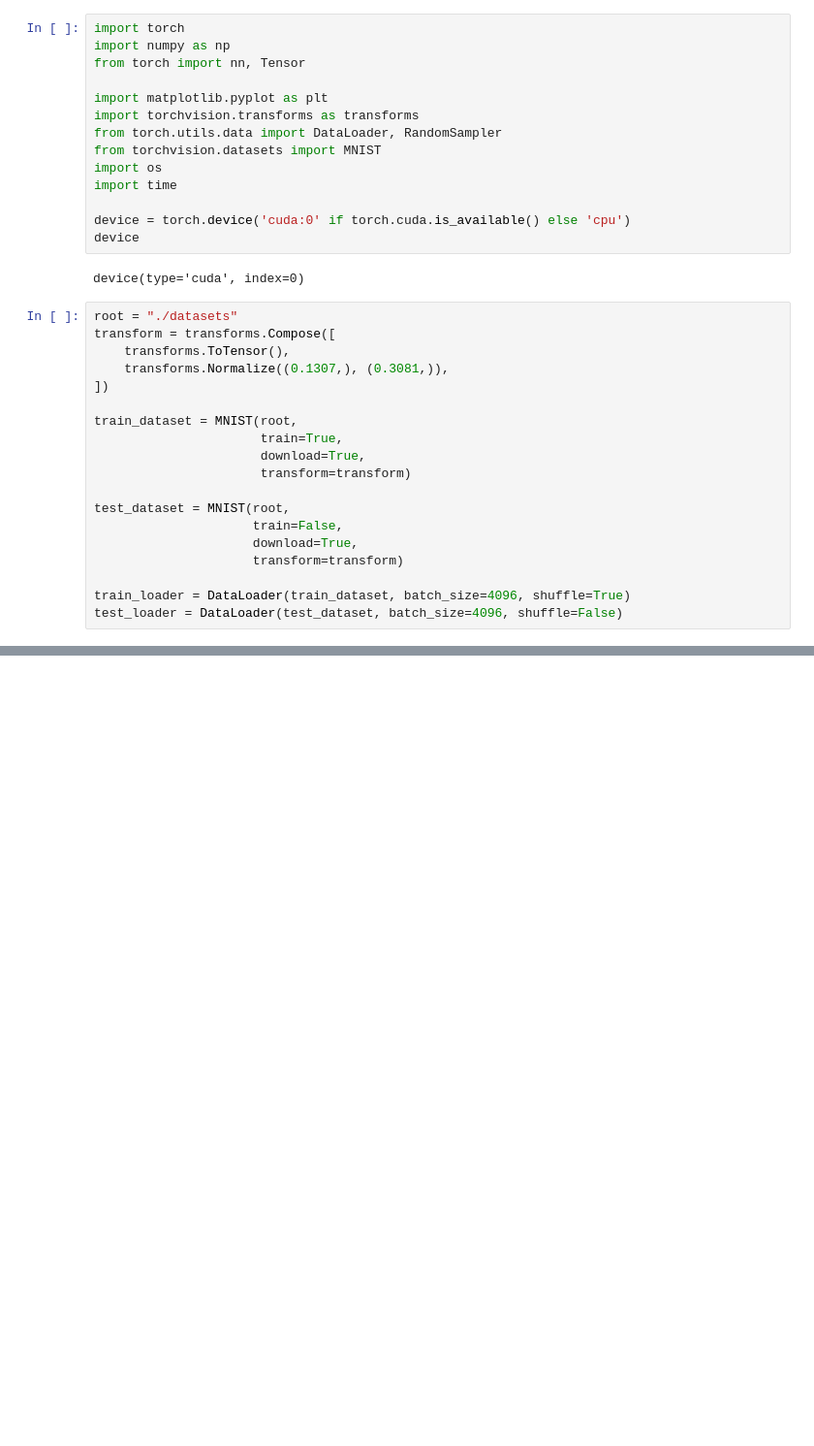
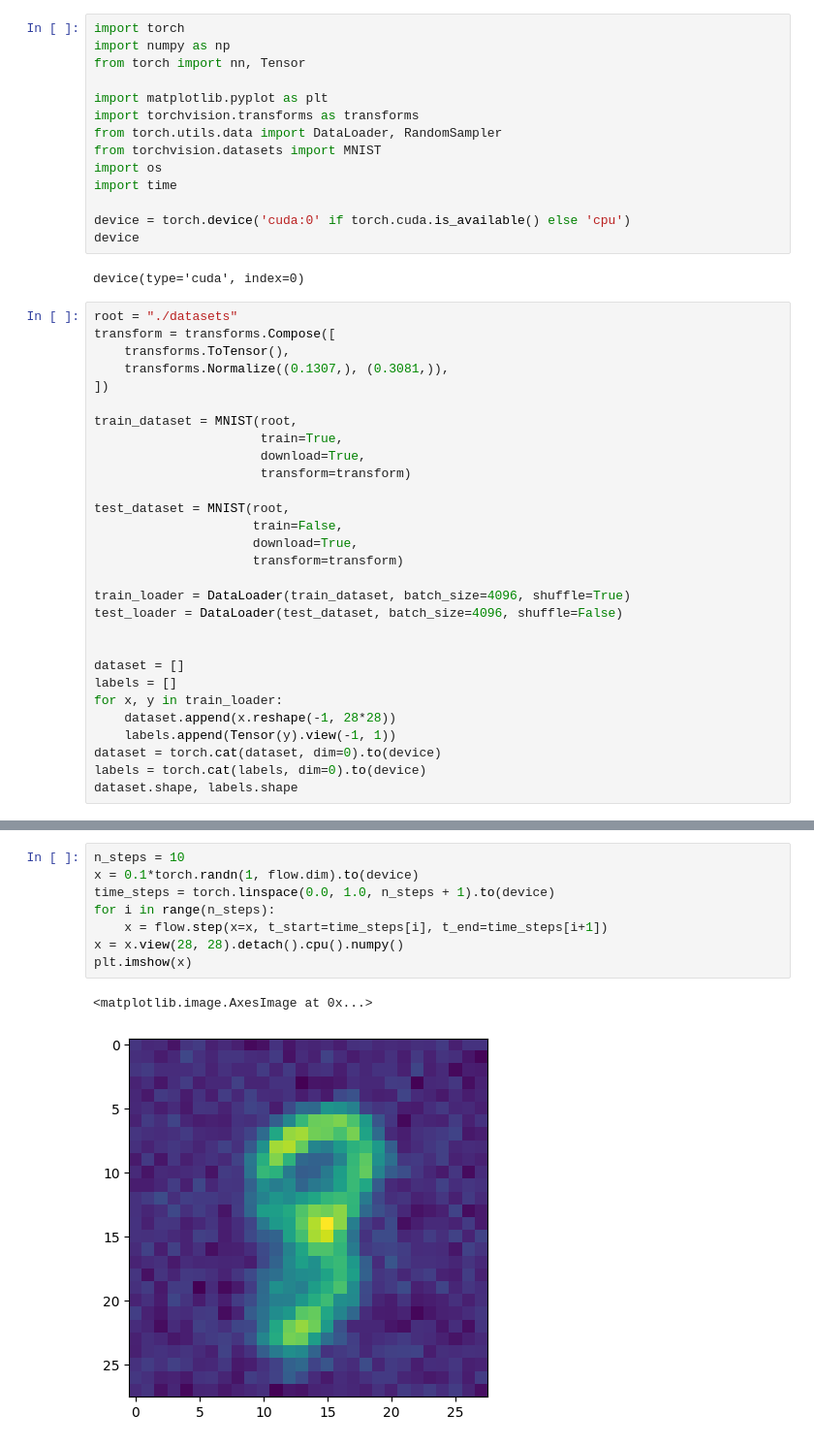
Before and after one commit to nidropakshin2/Amortized-learning, a Jupyter notebook: notebooks/MNIST_flow.ipynb, the cells around one changed output, grey strips where cells are left out. Shown at 97% size. Saved outputs shown, nothing was run; the diff lists cells and outputs as text; blank space fills up the shorter version.

```diff
--- a/notebooks/MNIST_flow.ipynb
+++ b/notebooks/MNIST_flow.ipynb
@@ -33,3 +33,13 @@ test_dataset = MNIST(root,
 
 train_loader = DataLoader(train_dataset, batch_size=4096, shuffle=True)
 test_loader = DataLoader(test_dataset, batch_size=4096, shuffle=False)
+
+
+dataset = []
+labels = []
+for x, y in train_loader:
+    dataset.append(x.reshape(-1, 28*28))
+    labels.append(Tensor(y).view(-1, 1))
+dataset = torch.cat(dataset, dim=0).to(device)
+labels = torch.cat(labels, dim=0).to(device)
+dataset.shape, labels.shape
@@ -121,0 +187,11 @@ plt.imshow(x_1.detach().cpu().numpy())
+# %%
+n_steps = 10
+x = 0.1*torch.randn(1, flow.dim).to(device)
+time_steps = torch.linspace(0.0, 1.0, n_steps + 1).to(device)
+for i in range(n_steps):
+    x = flow.step(x=x, t_start=time_steps[i], t_end=time_steps[i+1])
+x = x.view(28, 28).detach().cpu().numpy()
+plt.imshow(x)
+# %% [output]
+<matplotlib.image.AxesImage at 0x...>
+[figure, added]
```
Also changed, not shown: parts of 10 cells of this notebook.
